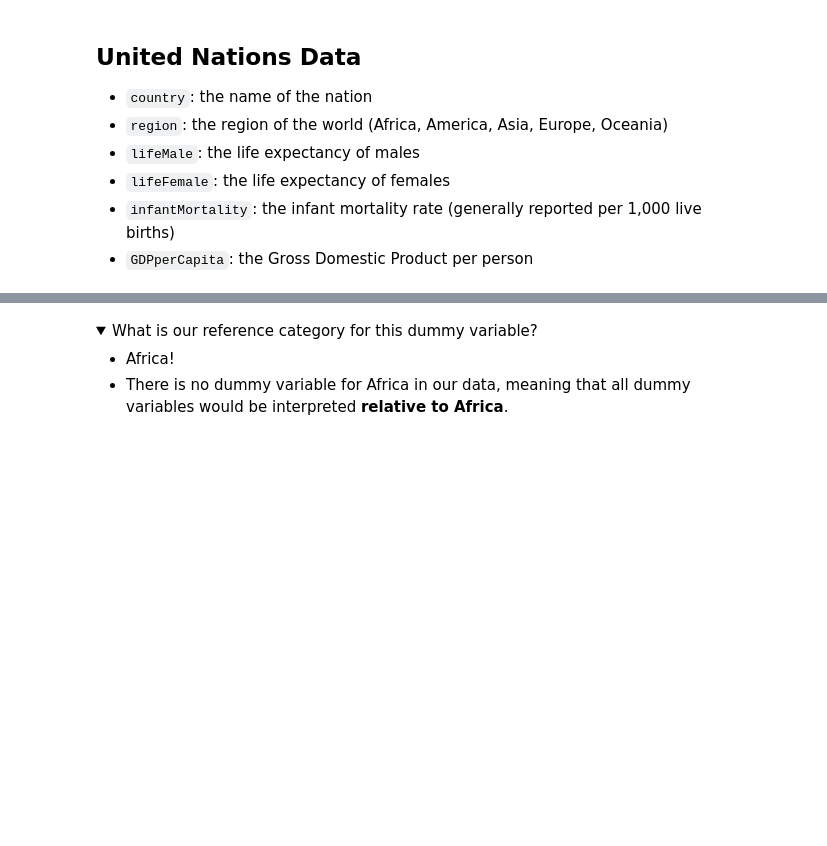
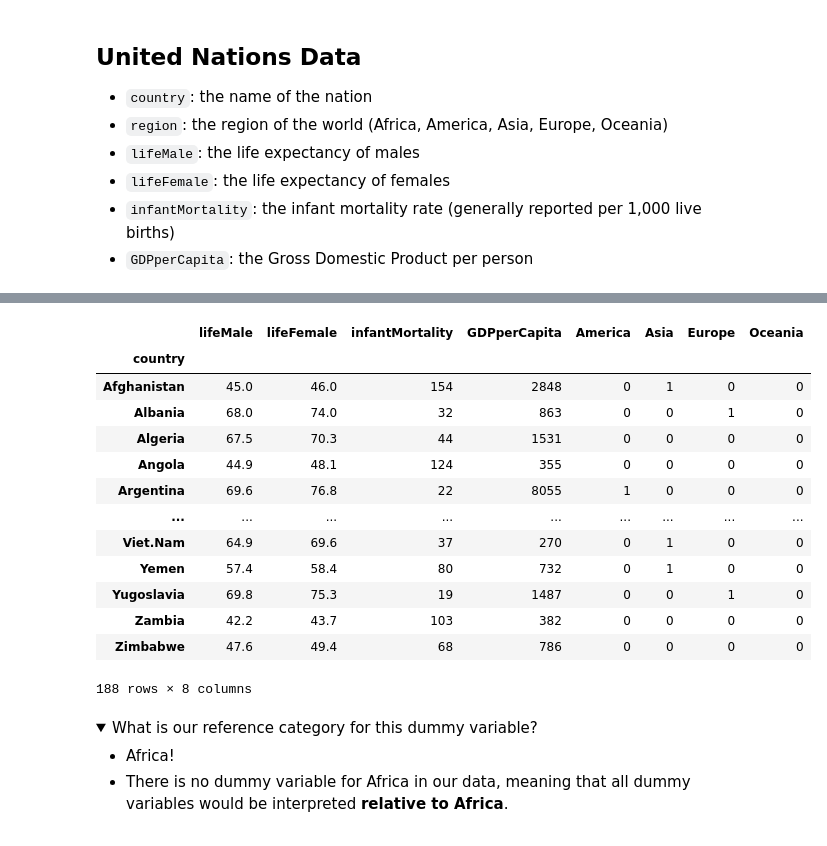
Before and after one commit to msamhz/GA-Lessons, a Jupyter notebook: 4.05-lesson-hyperparameters-gridsearch-and-pipelines/starter-code.ipynb, the cells around one changed output, grey strips where cells are left out. Cells and saved outputs as stored; diff of their text form; code cells hidden in the pictures; folded sections open; blank space fills up the shorter version.

```diff
--- a/4.05-lesson-hyperparameters-gridsearch-and-pipelines/starter-code.ipynb
+++ b/4.05-lesson-hyperparameters-gridsearch-and-pipelines/starter-code.ipynb
@@ -37,2 +68,3 @@ un_data.head()
 # %%
 # Set country to be the index.
+un_data = un_data.set_index('country')
@@ -39,5 +81,27 @@ un_data.head()
 # %%
 # Dummy region.
+un_data_region = pd.get_dummies(un_data['region'], drop_first= True)
+# %%
+un_data.drop(columns = 'region', inplace = True)
+# %%
+un_data = pd.concat([un_data,un_data_region], axis = 1)
+# %%
+un_data
+# %% [output]
+|  | lifeMale | lifeFemale | infantMortality | GDPperCapita | America | Asia | Europe | Oceania |
+| country |  |  |  |  |  |  |  |  |
+| Afghanistan | 45.0 | 46.0 | 154 | 2848 | 0 | 1 | 0 | 0 |
+| Albania | 68.0 | 74.0 | 32 | 863 | 0 | 0 | 1 | 0 |
+| Algeria | 67.5 | 70.3 | 44 | 1531 | 0 | 0 | 0 | 0 |
+| Angola | 44.9 | 48.1 | 124 | 355 | 0 | 0 | 0 | 0 |
+| Argentina | 69.6 | 76.8 | 22 | 8055 | 1 | 0 | 0 | 0 |
+| ... | ... | ... | ... | ... | ... | ... | ... | ... |
+| Viet.Nam | 64.9 | 69.6 | 37 | 270 | 0 | 1 | 0 | 0 |
+| Yemen | 57.4 | 58.4 | 80 | 732 | 0 | 1 | 0 | 0 |
+| Yugoslavia | 69.8 | 75.3 | 19 | 1487 | 0 | 0 | 1 | 0 |
+| Zambia | 42.2 | 43.7 | 103 | 382 | 0 | 0 | 0 | 0 |
+| Zimbabwe | 47.6 | 49.4 | 68 | 786 | 0 | 0 | 0 | 0 |
+188 rows × 8 columns
 # %% [markdown]
 <details><summary>What is our reference category for this dummy variable?</summary>
 
```
Also changed, not shown: parts of 7 cells of this notebook.
